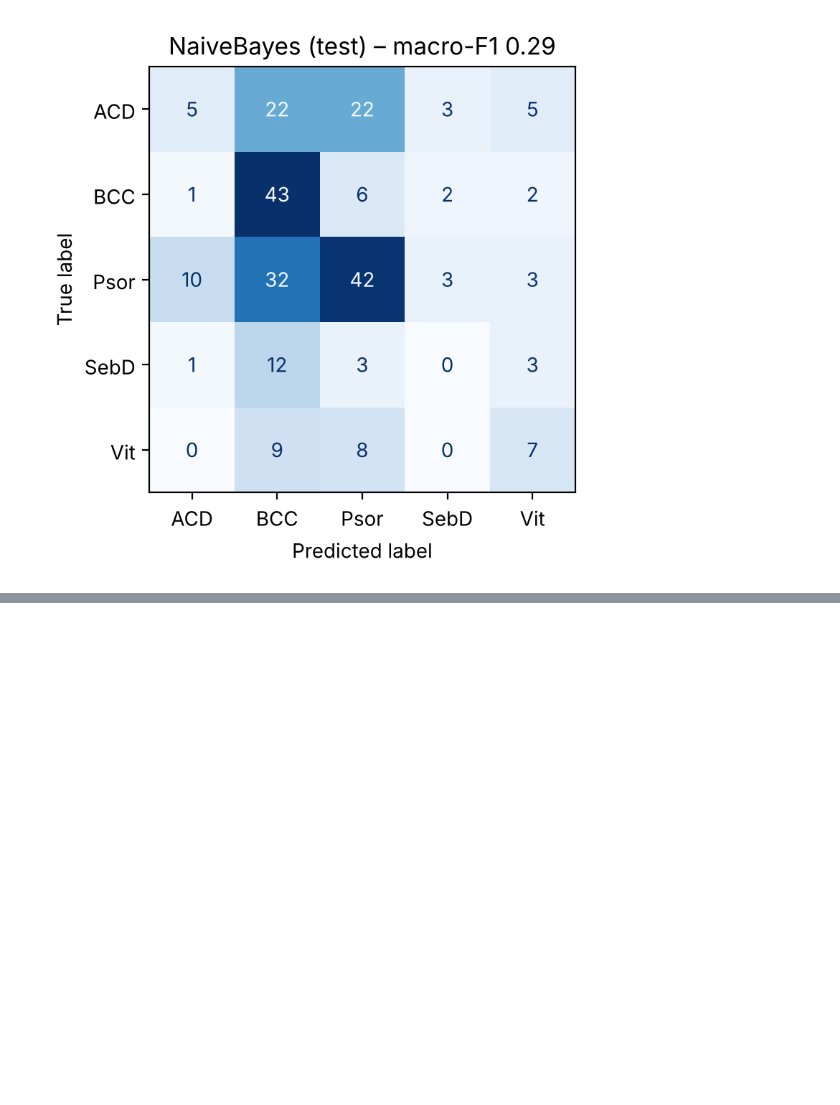
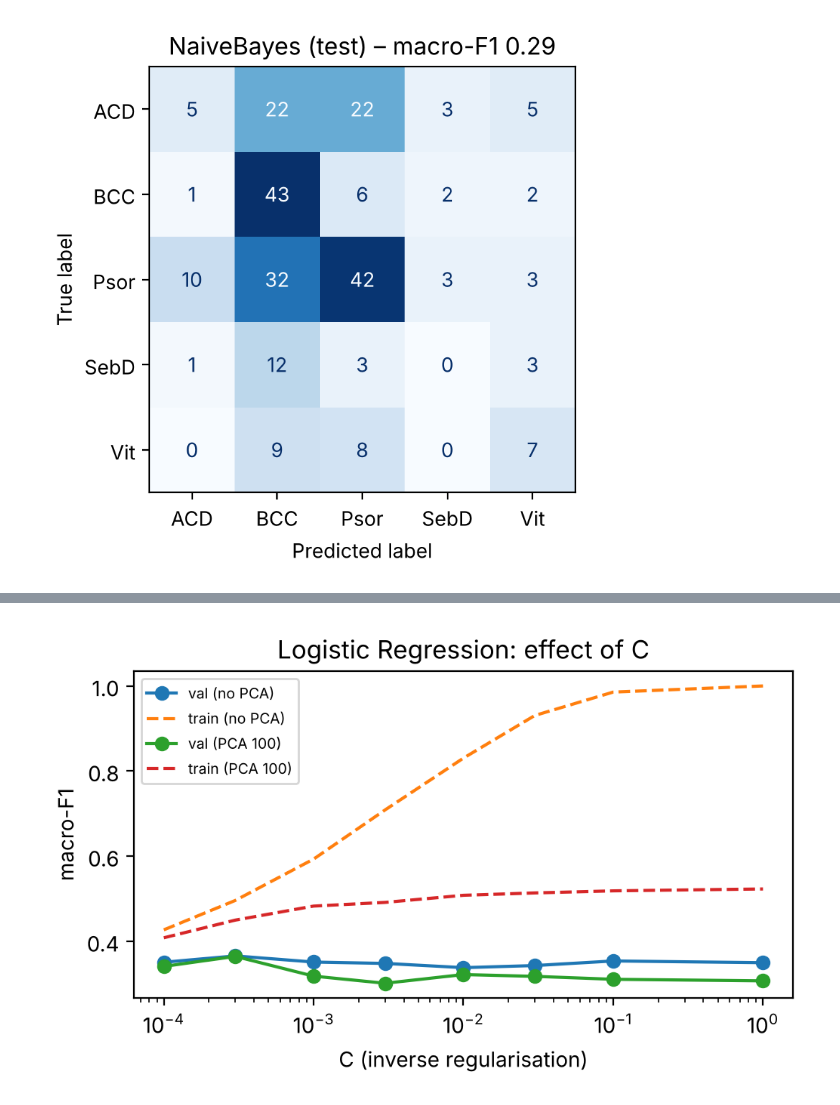
Before and after one commit to Cyrix7/f21dl-2026-27-UG-group-15, a Jupyter notebook: notebooks/R3_knn_nb_logreg.ipynb, the cells around one changed output, grey strips where cells are left out. Saved outputs shown, nothing was run; the diff lists cells and outputs as text; code cells hidden in the pictures; blank space fills up the shorter version.

```diff
--- a/notebooks/R3_knn_nb_logreg.ipynb
+++ b/notebooks/R3_knn_nb_logreg.ipynb
@@ -255,0 +265,16 @@ allergic contact dermatitis      0.294     0.088     0.135        57
+# %%
+# logistic regression pipeline and grid search over C
+from sklearn.linear_model import LogisticRegression
+
+def make_lr(pca=None, C=1.0):
+    steps = [StandardScaler()]
+    if pca is not None and not (isinstance(pca, float) and np.isnan(pca)):
+        steps.append(PCA(n_components=int(pca), random_state=RANDOM_STATE))
+    steps.append(LogisticRegression(C=C, class_weight="balanced", max_iter=5000, random_state=RANDOM_STATE))
+    return make_pipeline(*steps)
+
+with warnings.catch_warnings():
+    warnings.simplefilter("ignore")
+    lr_grid = [dict(pca=p, C=c) for p, c in product([None, 100], [1e-4, 3e-4, 1e-3, 3e-3, 0.01, 0.03, 0.1, 1.0])]
+    lr_search = tune_on_val(make_lr, lr_grid, "LogisticRegression")
+lr_search.head(8)
@@ -255,0 +291,10 @@ allergic contact dermatitis      0.294     0.088     0.135        57
+# %%
+# train vs val macro-F1 for each C
+fig, ax = plt.subplots(figsize=(5.2, 3.2))
+for p, g in lr_search.assign(pca=lr_search.pca.fillna(0)).groupby("pca"):
+    g = g.sort_values("C"); lab = f"PCA {int(p)}" if p else "no PCA"
+    ax.semilogx(g.C, g.val_macro_f1, marker="o", label=f"val ({lab})"); ax.semilogx(g.C, g.train_macro_f1, ls="--", label=f"train ({lab})")
+ax.set_xlabel("C (inverse regularisation)"); ax.set_ylabel("macro-F1"); ax.legend(fontsize=7); ax.set_title("Logistic Regression: effect of C")
+plt.tight_layout(); plt.savefig(FIG_DIR / "lr_C_curve.png", dpi=200); plt.show()
+# %% [output]
+[figure, added]
```
Also changed, not shown: parts of 12 cells of this notebook.
